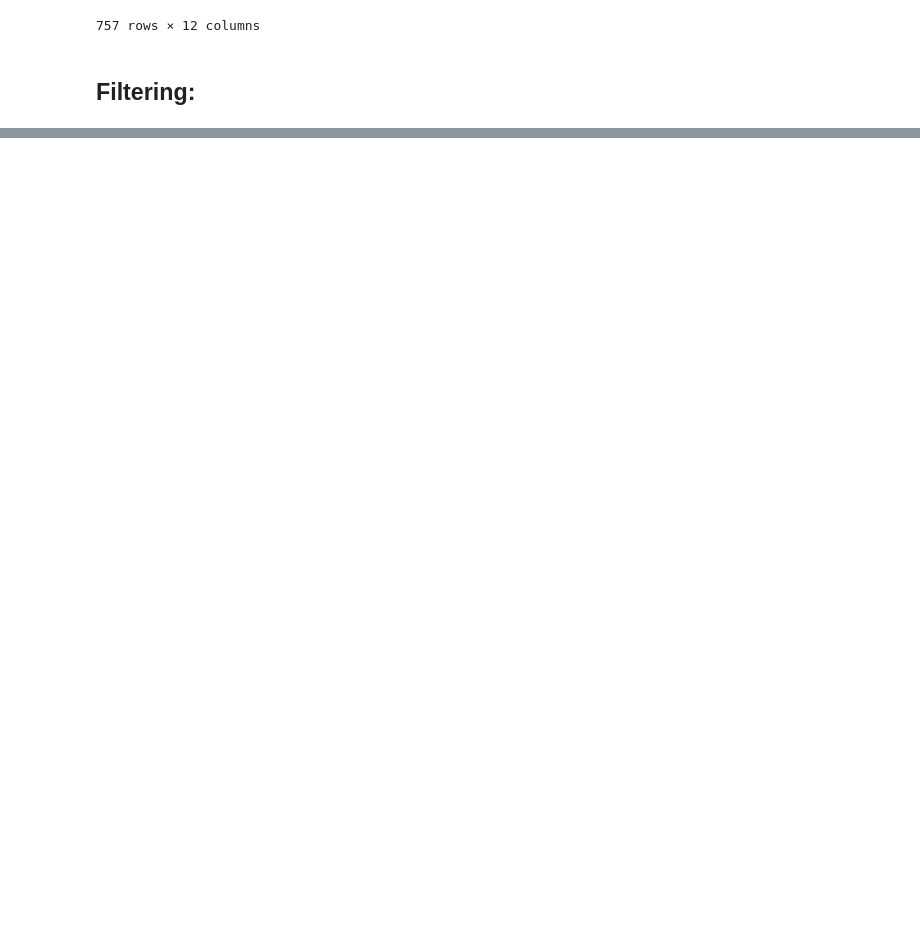
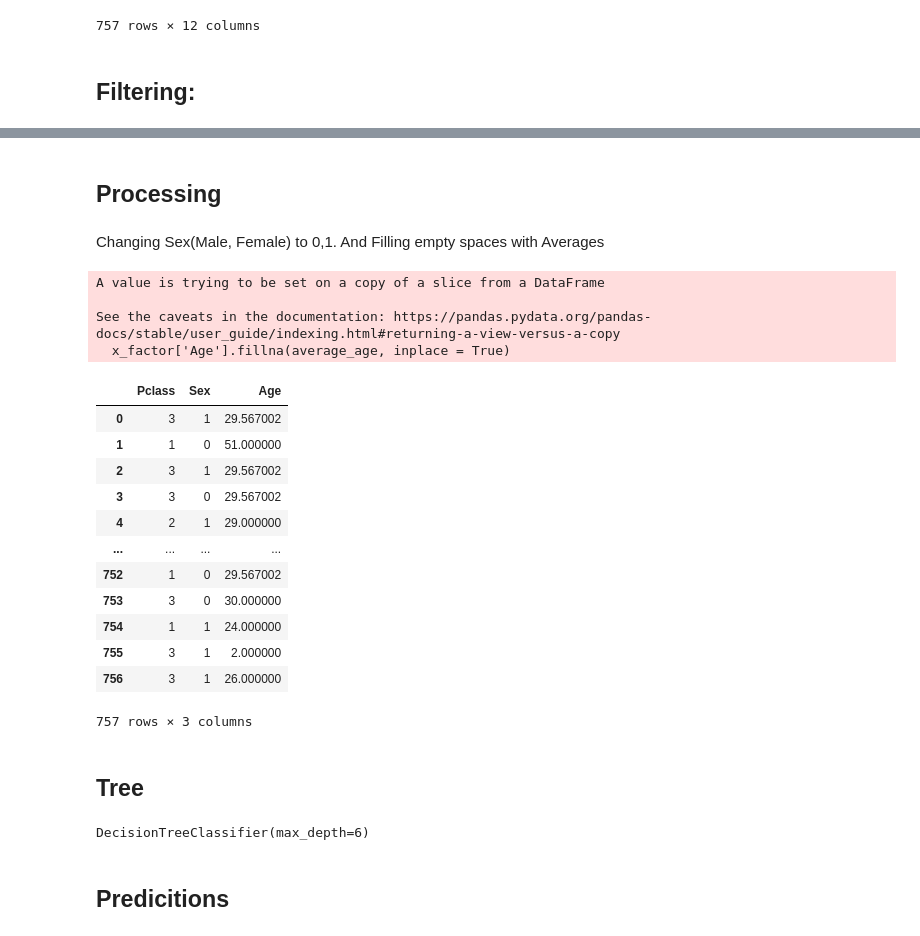
Before and after one commit to dhbw-ma-ppp/ppp-2023, a Jupyter notebook: Exercises/Corvin Ansorge/Corvin_Ansorge_Exercise_09.ipynb, the cells around one changed output, grey strips where cells are left out. Drawn from its saved outputs; the diff is of its cells as text; code cells hidden in the pictures; blank space fills up the shorter version.

```diff
--- a/Exercises/Corvin Ansorge/Corvin_Ansorge_Exercise_09.ipynb
+++ b/Exercises/Corvin Ansorge/Corvin_Ansorge_Exercise_09.ipynb
@@ -31,0 +50,30 @@ I only use the Futures: Sex, Age, Survivied
+# %% [markdown]
+## Processing
+# %% [markdown]
+Changing Sex(Male, Female) to 0,1. And Filling empty spaces with Averages
+# %%
+x_factor.loc[x_factor['Sex'] == 'male', 'Sex'] = 0
+x_factor.loc[x_factor['Sex'] == 'female', 'Sex'] = 1
+
+average_age = x_factor['Age'].mean()
+x_factor['Age'].fillna(average_age, inplace = True)
+
+x_factor
+# %% [output]
+A value is trying to be set on a copy of a slice from a DataFrame
+
+See the caveats in the documentation: https://pandas.pydata.org/pandas-docs/stable/user_guide/indexing.html#returning-a-view-versus-a-copy
+  x_factor['Age'].fillna(average_age, inplace = True)
+|  | Pclass | Sex | Age |
+| 0 | 3 | 1 | 29.567002 |
+| 1 | 1 | 0 | 51.000000 |
+| 2 | 3 | 1 | 29.567002 |
+| 3 | 3 | 0 | 29.567002 |
+| 4 | 2 | 1 | 29.000000 |
+| ... | ... | ... | ... |
+| 752 | 1 | 0 | 29.567002 |
+| 753 | 3 | 0 | 30.000000 |
+| 754 | 1 | 1 | 24.000000 |
+| 755 | 3 | 1 | 2.000000 |
+| 756 | 3 | 1 | 26.000000 |
+757 rows × 3 columns
@@ -31,0 +83,10 @@ I only use the Futures: Sex, Age, Survivied
+# %% [markdown]
+## Tree
+# %%
+from sklearn import tree
+classifier = tree.DecisionTreeClassifier(max_depth = 6)
+classifier.fit(x_train, y_train)
+# %% [output]
+DecisionTreeClassifier(max_depth=6)
+# %% [markdown]
+## Predicitions
```
Also changed, not shown: parts of 11 cells of this notebook.
